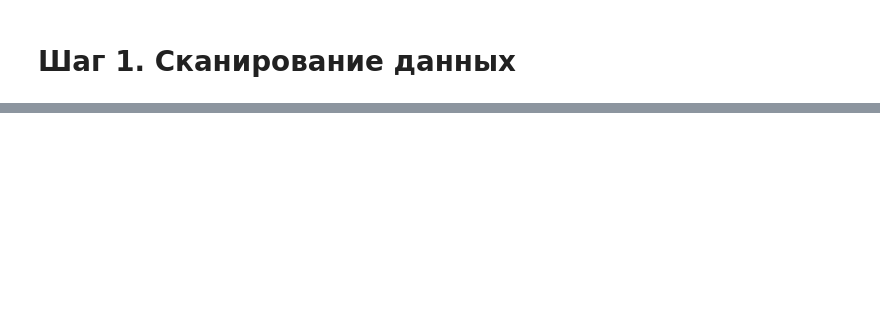
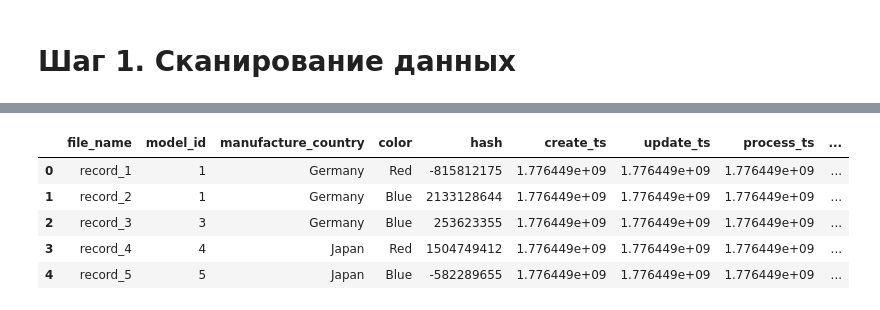
Before and after one commit to epoch8/datapipe-examples, a Jupyter notebook: collab_demo_3.12/datapipe_demo_1_rus.ipynb, the cells around one changed output, grey strips where cells are left out. Drawn from its saved outputs; the diff is of its cells as text; code cells hidden in the pictures; blank space fills up the shorter version.

```diff
--- a/collab_demo_3.12/datapipe_demo_1_rus.ipynb
+++ b/collab_demo_3.12/datapipe_demo_1_rus.ipynb
@@ -68,0 +147,4 @@ from datapipe.types import Labels
+# %%
+pd.set_option("display.max_colwidth", None)
+pd.set_option("display.max_columns", None)
+pd.set_option("display.width", None)
@@ -217,4 +344,5 @@ run_steps(app.ds, app.steps)
 # %%
-with open(FILEPATH__PROCESSED__CARS.replace("{data}", "cars_scanned"), "r") as f:
-  for line in f.readlines():
-    print(line)
+def check_data(data: str):
+  with open(FILEPATH__PROCESSED__CARS.replace("{data}", data), "r") as f:
+    for line in f.readlines():
+      print(line)
@@ -230,0 +359,4 @@ with open(FILEPATH__PROCESSED__CARS.replace("{data}", "cars_scanned"), "r") as f
+# %%
+def print_meta(meta_table: str):
+  engine = create_engine(f"{sqla_engine}:///{PROJECT_LOCATION}store.sqlite")
+  return pd.read_sql_table(meta_table, engine)
@@ -230,0 +520,9 @@ with open(FILEPATH__PROCESSED__CARS.replace("{data}", "cars_scanned"), "r") as f
+# %%
+print_meta("cars_parsed_meta")
+# %% [output]
+|  | file_name | model_id | manufacture_country | color | hash | create_ts | update_ts | process_ts | ... |
+| 0 | record_1 | 1 | Germany | Red | -815812175 | 1.776449e+09 | 1.776449e+09 | 1.776449e+09 | ... |
+| 1 | record_2 | 1 | Germany | Blue | 2133128644 | 1.776449e+09 | 1.776449e+09 | 1.776449e+09 | ... |
+| 2 | record_3 | 3 | Germany | Blue | 253623355 | 1.776449e+09 | 1.776449e+09 | 1.776449e+09 | ... |
+| 3 | record_4 | 4 | Japan | Red | 1504749412 | 1.776449e+09 | 1.776449e+09 | 1.776449e+09 | ... |
+| 4 | record_5 | 5 | Japan | Blue | -582289655 | 1.776449e+09 | 1.776449e+09 | 1.776449e+09 | ... |
```
Also changed, not shown: parts of 114 cells of this notebook.
